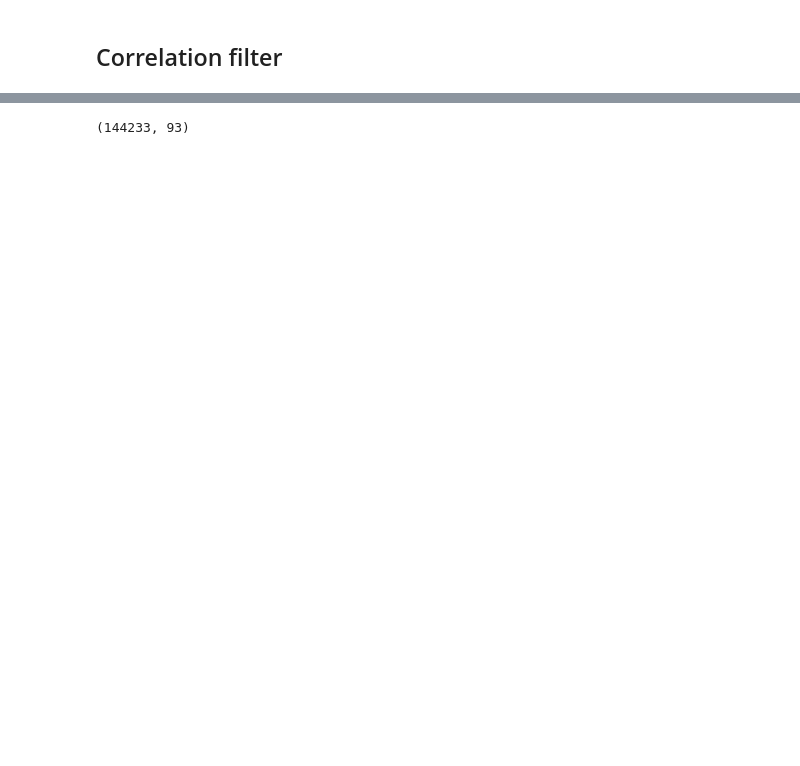
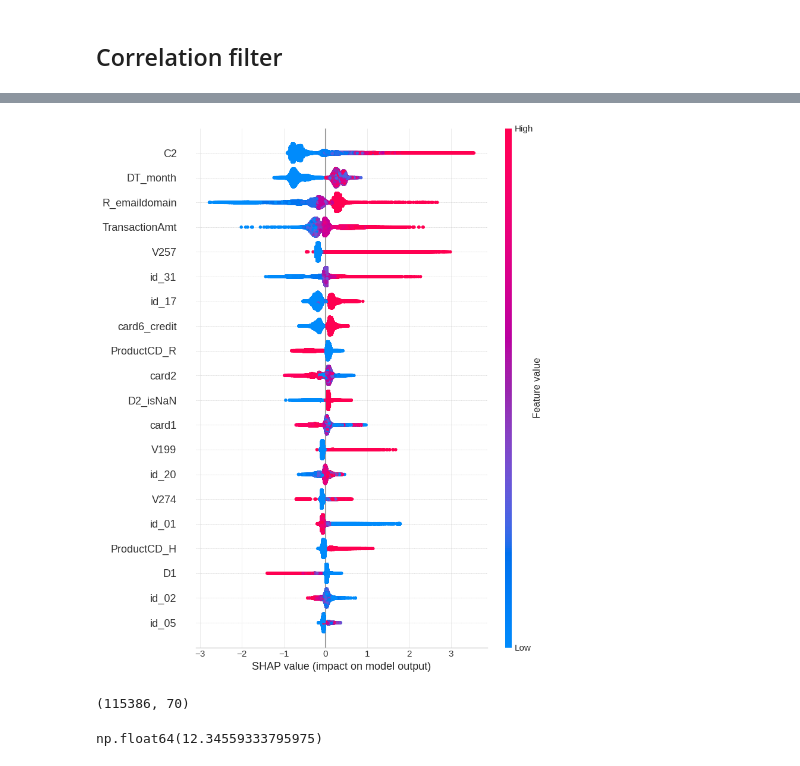
Before and after one commit to ldavi22/IEEE_CIS_Fraud_Detection, a Jupyter notebook: model_experiment_xgboost.ipynb, the cells around one changed output, grey strips where cells are left out. Saved outputs shown, nothing was run; the diff lists cells and outputs as text; code cells hidden in the pictures; blank space fills up the shorter version.

Commit message:
Added First few iteration of model

```diff
--- a/model_experiment_xgboost.ipynb
+++ b/model_experiment_xgboost.ipynb
@@ -113,2 +155,10 @@ Name: count, dtype: int64
+# %%
+df_clean_t = df_clean_t.sort_values("TransactionDT",ascending=True)
+split_idx = int(len(df_clean_t)*0.8)
+
+x_train = df_clean_t[:split_idx].drop(columns="TransactionDT")
+x_valid = df_clean_t.iloc[split_idx:].drop(columns="TransactionDT")
+y_train = y.iloc[:split_idx]
+y_valid = y.iloc[split_idx:]
 # %% [markdown]
 ## Correlation filter
@@ -121,0 +165,6 @@ df_clean_t = filter(df_clean_t,y,threshold=0.6)
+# %%
+import importlib
+import corr_filter
+importlib.reload(corr_filter)
+from corr_filter import filter
+x_train_filtered,x_valid_filtered = filter(x_train, y_train, threshold=0.6,x_valid=x_valid)
@@ -121,0 +177,15 @@ df_clean_t = filter(df_clean_t,y,threshold=0.6)
+# %%
+from xgboost import XGBClassifier
+
+model = XGBClassifier(
+    max_depth=5,
+    learning_rate=0.1,
+    n_estimators=100,
+    subsample=0.8,
+    colsample_bytree=0.8,
+    random_state=42,
+    n_jobs=-1,
+    gamma=0.1
+)
+
+model.fit(x_train_filtered, y_train)
@@ -121,0 +204,14 @@ df_clean_t = filter(df_clean_t,y,threshold=0.6)
+# %%
+import shap
+
+explainer = shap.TreeExplainer(model)
+shap_values = explainer.shap_values(x_train_filtered)
+
+shap_importance = pd.DataFrame({
+    'feature' : x_train_filtered.columns,
+    'importance': np.abs(shap_values).mean(axis=0)
+    }).sort_values('importance',ascending=False)
+
+print(shap_importance.head(20))
+print(f'\nFeatures with importance > 0.001: {(shap_importance["importance"] > 0.001).sum()}')
+print(f'Features with importance < 0.001: {(shap_importance["importance"] < 0.001).sum()}')
@@ -121,0 +236,4 @@ df_clean_t = filter(df_clean_t,y,threshold=0.6)
+# %%
+shap.summary_plot(shap_values, x_train_filtered, max_display=20)
+# %% [output]
+[figure, added]
@@ -122,4 +244,4 @@ df_clean_t = filter(df_clean_t,y,threshold=0.6)
 # %%
-df_clean_t.shape
+x_train_filtered.shape
 # %% [output]
-(144233, 93)
+(115386, 70)
@@ -125,0 +250,4 @@ df_clean_t.shape
+# %%
+y_train.value_counts()[0]/y_train.value_counts()[1]
+# %% [output]
+np.float64(12.34559333795975)
```
Also changed, not shown: parts of 32 cells of this notebook, 2 other files.
